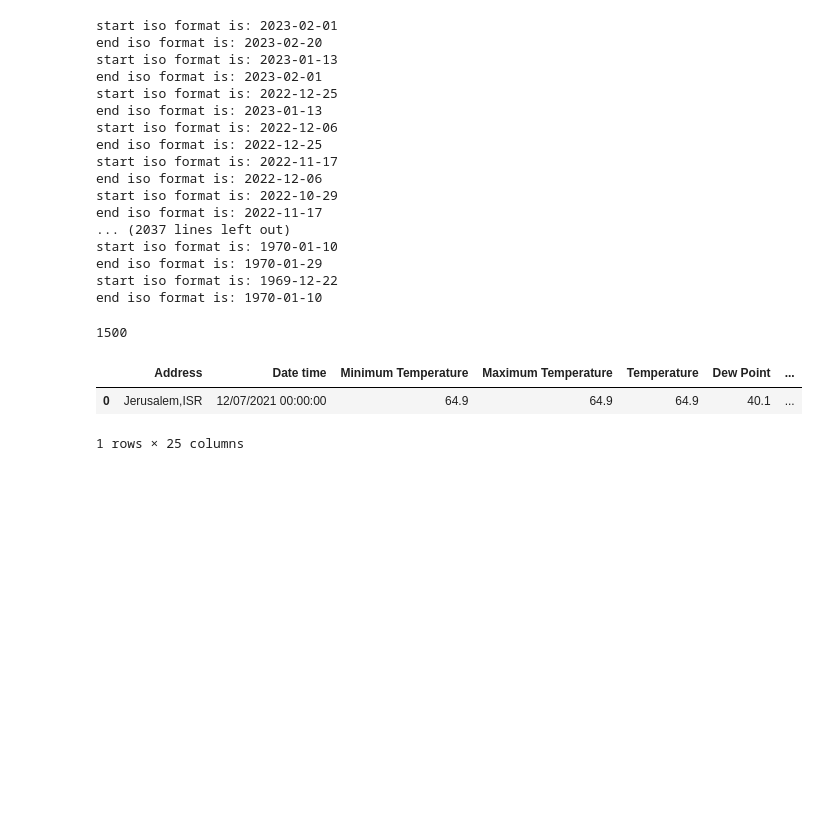
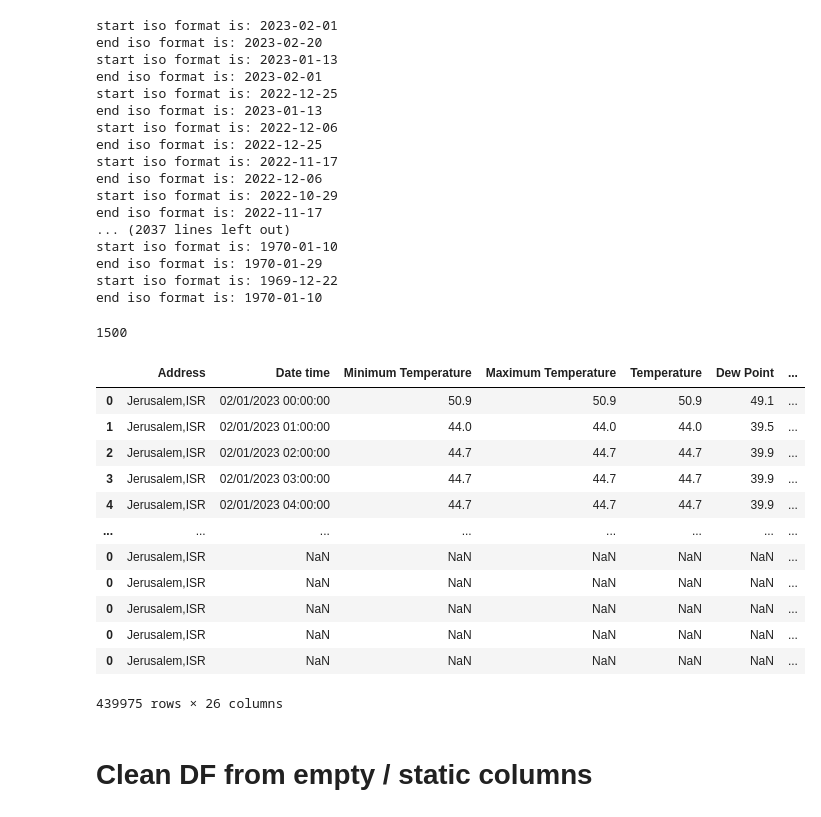
Before and after one commit to Harel-Amir/ML-FinalProject, a Jupyter notebook: Untitled.ipynb, the cells around one changed output. Cells and saved outputs as stored; diff of their text form; code cells hidden in the pictures; blank space fills up the shorter version.

Commit message:
clean data

```diff
--- a/Untitled.ipynb
+++ b/Untitled.ipynb
@@ -8,26 +8,3 @@ from datetime import date
 from datetime import timedelta
 import io
 import time
-# %%
-url = "https://visual-crossing-weather.p.rapidapi.com/history"
-
-querystring = {
-    "startDateTime":"2019-01-01T00:00:00",
-    "aggregateHours":"1",
-    "location":"Jerusalem,ISR",
-    "endDateTime":"2019-1-20T00:00:00",
-    "unitGroup":"us",
-    "dayStartTime":"00:00:00",
-    "contentType":"csv",
-    "dayEndTime":"23:00:00",
-    "shortColumnNames":"0"
-}
-
-headers = {
-	"X-RapidAPI-Key": "350f800d97msha11edd5e1256d86p15c244jsnaf83e262086c",
-	"X-RapidAPI-Host": "visual-crossing-weather.p.rapidapi.com"
-}
-
-response = requests.request("GET", url, headers=headers, params=querystring)
-
-print(response.text)
@@ -52,2 +10,0 @@ Address,Date time,Minimum Temperature,Maximum Temperature,Temperature,Dew Point,
-# %%
-df = pd.read_csv(io.StringIO(response.content.decode('utf-8')))
@@ -161,12 +86,6 @@ end iso format is: 1970-01-10
 len(dataFrames)
 # %% [output]
 1500
-# %%
-dataFrames[21]
-# %% [output]
-|  | Address | Date time | Minimum Temperature | Maximum Temperature | Temperature | Dew Point | ... |
-| 0 | Jerusalem,ISR | 12/07/2021 00:00:00 | 64.9 | 64.9 | 64.9 | 40.1 | ... |
-1 rows × 25 columns
 # %%
 mergedDfs = pd.concat(dataFrames)
 # %%
@@ -179,3 +98,21 @@ add average for last year
 linear regression for expected temperature / humidity (separate)
 predict Condition
 """
+# %%
+mergedDfs
+# %% [output]
+|  | Address | Date time | Minimum Temperature | Maximum Temperature | Temperature | Dew Point | ... |
+| 0 | Jerusalem,ISR | 02/01/2023 00:00:00 | 50.9 | 50.9 | 50.9 | 49.1 | ... |
+| 1 | Jerusalem,ISR | 02/01/2023 01:00:00 | 44.0 | 44.0 | 44.0 | 39.5 | ... |
+| 2 | Jerusalem,ISR | 02/01/2023 02:00:00 | 44.7 | 44.7 | 44.7 | 39.9 | ... |
+| 3 | Jerusalem,ISR | 02/01/2023 03:00:00 | 44.7 | 44.7 | 44.7 | 39.9 | ... |
+| 4 | Jerusalem,ISR | 02/01/2023 04:00:00 | 44.7 | 44.7 | 44.7 | 39.9 | ... |
+| ... | ... | ... | ... | ... | ... | ... | ... |
+| 0 | Jerusalem,ISR | NaN | NaN | NaN | NaN | NaN | ... |
+| 0 | Jerusalem,ISR | NaN | NaN | NaN | NaN | NaN | ... |
+| 0 | Jerusalem,ISR | NaN | NaN | NaN | NaN | NaN | ... |
+| 0 | Jerusalem,ISR | NaN | NaN | NaN | NaN | NaN | ... |
+| 0 | Jerusalem,ISR | NaN | NaN | NaN | NaN | NaN | ... |
+439975 rows × 26 columns
+# %% [markdown]
+# Clean DF from empty / static columns
```
Also changed, not shown: parts of 8 cells of this notebook, 1 other file.
